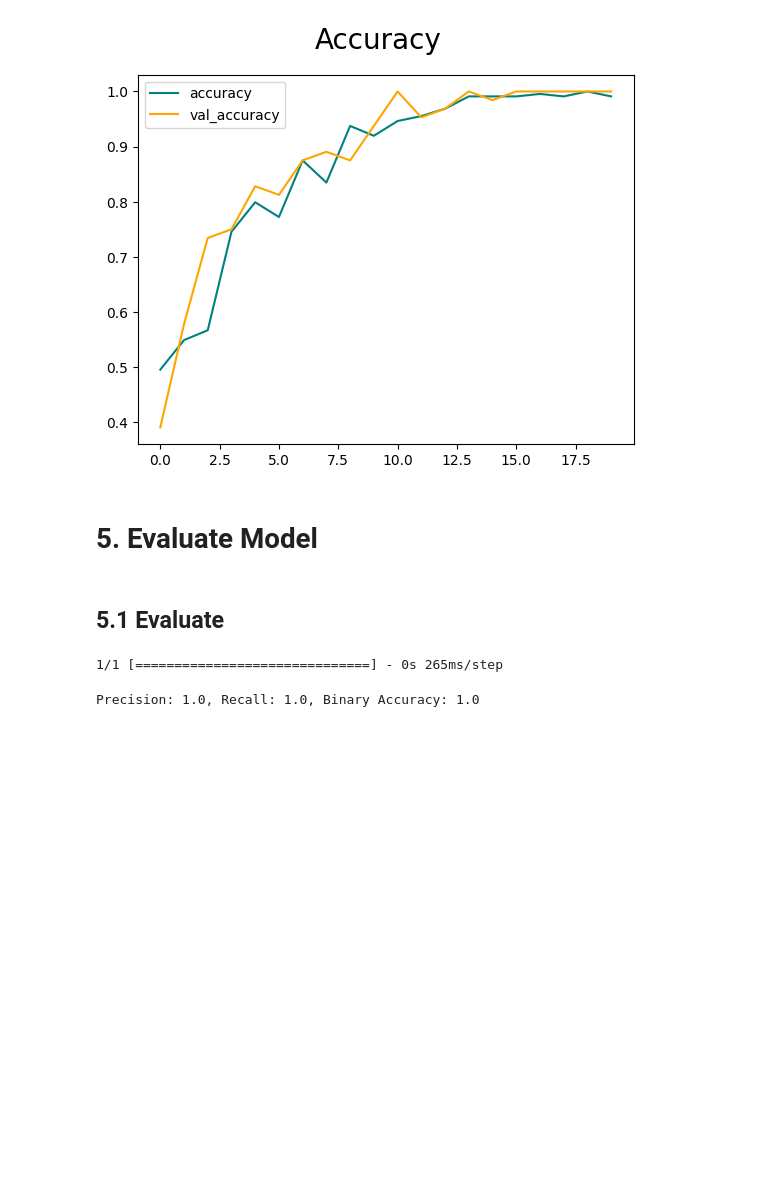
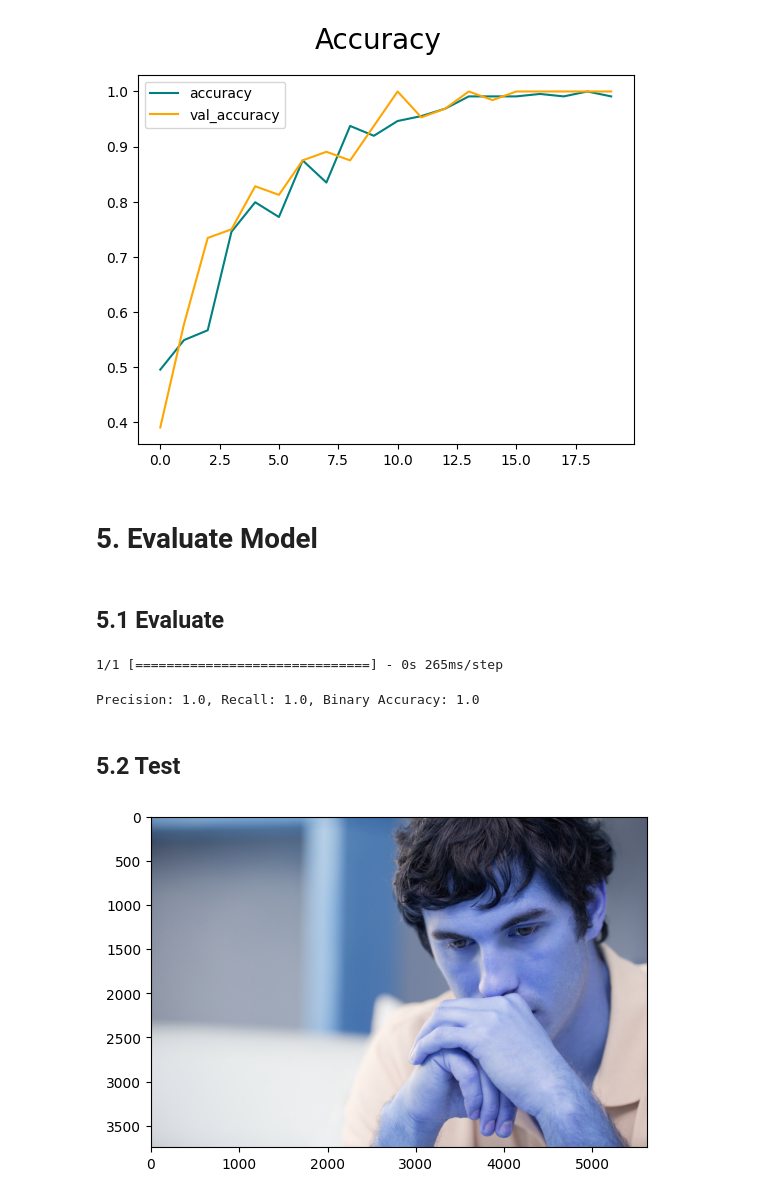
Before and after one commit to Stilledood/Deep-Learning, a Jupyter notebook: Getting started.ipynb, the cells around one changed output. Drawn from its saved outputs; the diff is of its cells as text; code cells hidden in the pictures; blank space fills up the shorter version.

```diff
--- a/Getting started.ipynb
+++ b/Getting started.ipynb
@@ -422,3 +422,5 @@ for batch in test.as_numpy_iterator():
 print(f"Precision: {precision.result().numpy()}, Recall: {recall.result().numpy()}, Binary Accuracy: {binary_accuracy.result().numpy()}")
 # %% [output]
 Precision: 1.0, Recall: 1.0, Binary Accuracy: 1.0
+# %% [markdown]
+## 5.2 Test
@@ -424,0 +429,6 @@ Precision: 1.0, Recall: 1.0, Binary Accuracy: 1.0
+# %%
+img = cv2.imread('sad_test.jpg')
+plt.imshow(img)
+plt.show()
+# %% [output]
+[figure, added]
```
Also changed, not shown: parts of 12 cells of this notebook, 6 other files.
